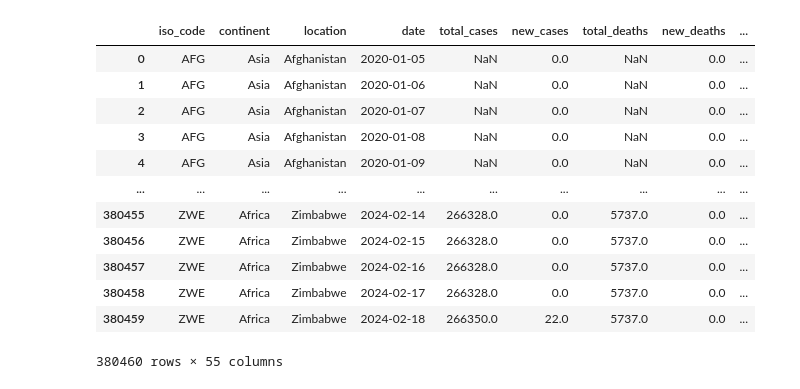
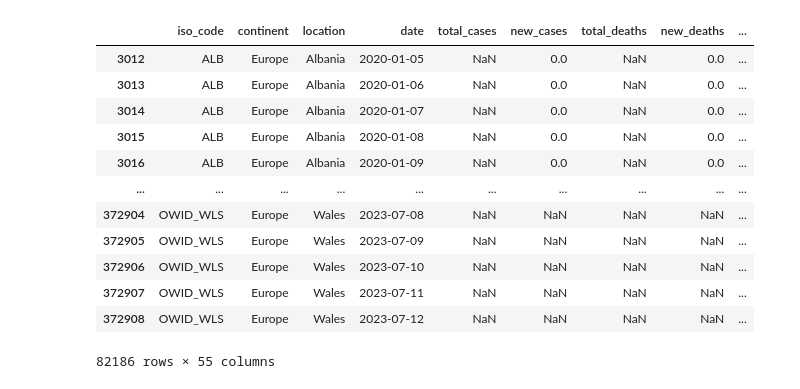
Before and after one commit to Adiklafa/Matprog, a Jupyter notebook: roxi.ipynb, the cells around one changed output. Cells and saved outputs as stored; diff of their text form; code cells hidden in the pictures.

```diff
--- a/roxi.ipynb
+++ b/roxi.ipynb
@@ -3,18 +21,20 @@ import pandas as pd
 # %%
 df = pd.read_csv('owid-covid-data.csv')
-# %%
-df
-# %% [output]
-|  | iso_code | continent | location | date | total_cases | new_cases | total_deaths | new_deaths | ... |
-| 0 | AFG | Asia | Afghanistan | 2020-01-05 | NaN | 0.0 | NaN | 0.0 | ... |
-| 1 | AFG | Asia | Afghanistan | 2020-01-06 | NaN | 0.0 | NaN | 0.0 | ... |
-| 2 | AFG | Asia | Afghanistan | 2020-01-07 | NaN | 0.0 | NaN | 0.0 | ... |
-| 3 | AFG | Asia | Afghanistan | 2020-01-08 | NaN | 0.0 | NaN | 0.0 | ... |
-| 4 | AFG | Asia | Afghanistan | 2020-01-09 | NaN | 0.0 | NaN | 0.0 | ... |
-| ... | ... | ... | ... | ... | ... | ... | ... | ... | ... |
-| 380455 | ZWE | Africa | Zimbabwe | 2024-02-14 | 266328.0 | 0.0 | 5737.0 | 0.0 | ... |
-| 380456 | ZWE | Africa | Zimbabwe | 2024-02-15 | 266328.0 | 0.0 | 5737.0 | 0.0 | ... |
-| 380457 | ZWE | Africa | Zimbabwe | 2024-02-16 | 266328.0 | 0.0 | 5737.0 | 0.0 | ... |
-| 380458 | ZWE | Africa | Zimbabwe | 2024-02-17 | 266328.0 | 0.0 | 5737.0 | 0.0 | ... |
-| 380459 | ZWE | Africa | Zimbabwe | 2024-02-18 | 266350.0 | 22.0 | 5737.0 | 0.0 | ... |
-380460 rows × 55 columns
+# %%
+europe_rows = df[df['continent'] == 'Europe']
+elso_3 = europe_rows[((europe_rows['date'] >= '2020-01-05') & (europe_rows['date'] <= '2020-03-05'))]
+europe_rows
+# %% [output]
+|  | iso_code | continent | location | date | total_cases | new_cases | total_deaths | new_deaths | ... |
+| 3012 | ALB | Europe | Albania | 2020-01-05 | NaN | 0.0 | NaN | 0.0 | ... |
+| 3013 | ALB | Europe | Albania | 2020-01-06 | NaN | 0.0 | NaN | 0.0 | ... |
+| 3014 | ALB | Europe | Albania | 2020-01-07 | NaN | 0.0 | NaN | 0.0 | ... |
+| 3015 | ALB | Europe | Albania | 2020-01-08 | NaN | 0.0 | NaN | 0.0 | ... |
+| 3016 | ALB | Europe | Albania | 2020-01-09 | NaN | 0.0 | NaN | 0.0 | ... |
+| ... | ... | ... | ... | ... | ... | ... | ... | ... | ... |
+| 372904 | OWID_WLS | Europe | Wales | 2023-07-08 | NaN | NaN | NaN | NaN | ... |
+| 372905 | OWID_WLS | Europe | Wales | 2023-07-09 | NaN | NaN | NaN | NaN | ... |
+| 372906 | OWID_WLS | Europe | Wales | 2023-07-10 | NaN | NaN | NaN | NaN | ... |
+| 372907 | OWID_WLS | Europe | Wales | 2023-07-11 | NaN | NaN | NaN | NaN | ... |
+| 372908 | OWID_WLS | Europe | Wales | 2023-07-12 | NaN | NaN | NaN | NaN | ... |
+82186 rows × 55 columns
```
Also changed, not shown: parts of 9 cells of this notebook.
